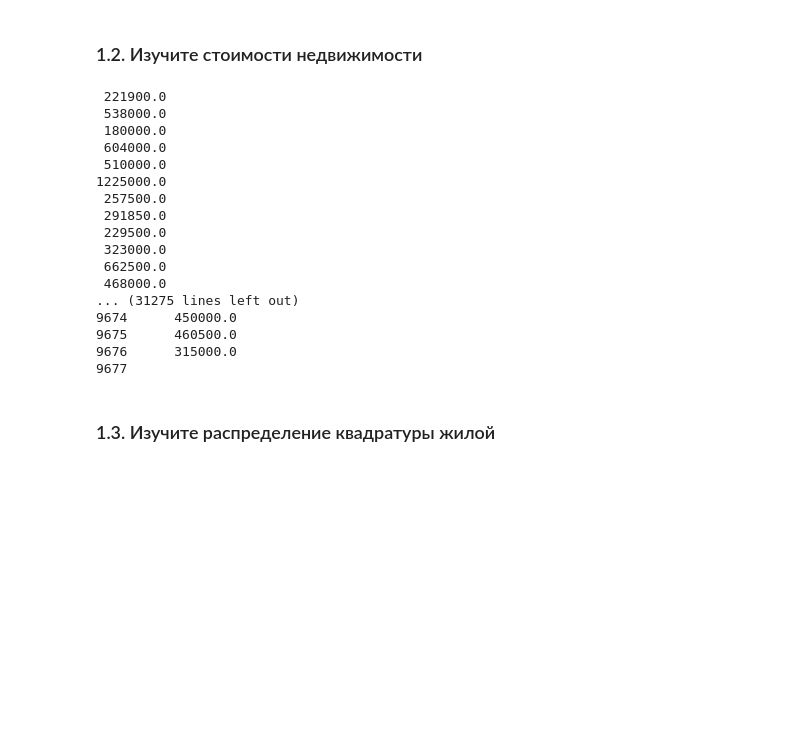
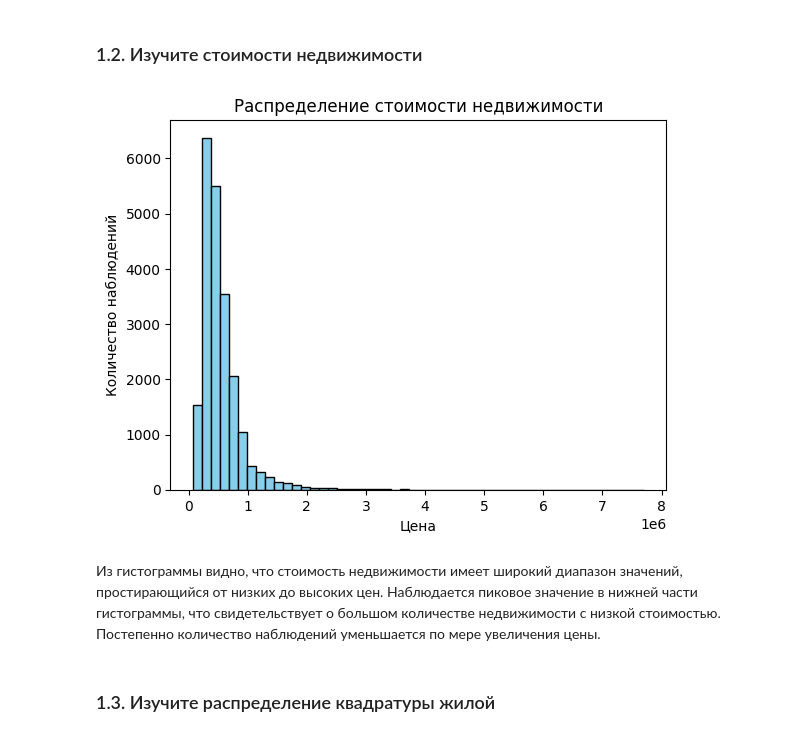
Before and after one commit to IgorAlexP/AnalitPytSem4DZ, a Jupyter notebook: TaskSem4DZ.ipynb, the cells around one changed output. Saved outputs shown, nothing was run; the diff lists cells and outputs as text; code cells hidden in the pictures; blank space fills up the shorter version.

```diff
--- a/TaskSem4DZ.ipynb
+++ b/TaskSem4DZ.ipynb
@@ -85,36 +85,19 @@ print(data_2.head(5))
 4      1803.60
 # %% [markdown]
 ### 1.2. Изучите стоимости недвижимости
-# %%
-import pandas as pd
-
-# Чтение CSV-файла
-data = pd.read_csv('kc-house-data.csv')
-
-# Вывод полного столбца "price" с помощью метода to_string()
-print(data['price'].to_string(index=False))
-
-# Или установка опции для вывода всех строк
-pd.set_option('display.max_rows', None)
-print(data['price'])
-# %% [output]
- 221900.0
- 538000.0
- 180000.0
- 604000.0
- 510000.0
-1225000.0
- 257500.0
- 291850.0
- 229500.0
- 323000.0
- 662500.0
- 468000.0
-... (31275 lines left out)
-9674      450000.0
-9675      460500.0
-9676      315000.0
-9677
+# %%
+import matplotlib.pyplot as plt
+
+# Построение гистограммы стоимости недвижимости
+plt.hist(data['price'], bins=50, color='skyblue', edgecolor='black')
+plt.title('Распределение стоимости недвижимости')
+plt.xlabel('Цена')
+plt.ylabel('Количество наблюдений')
+plt.show()
+# %% [output]
+[figure, added]
+# %% [markdown]
+Из гистограммы видно, что стоимость недвижимости имеет широкий диапазон значений, простирающийся от низких до высоких цен. Наблюдается пиковое значение в нижней части гистограммы, что свидетельствует о большом количестве недвижимости с низкой стоимостью. Постепенно количество наблюдений уменьшается по мере увеличения цены.
 # %% [markdown]
 ### 1.3. Изучите распределение квадратуры жилой
 # %%
```
